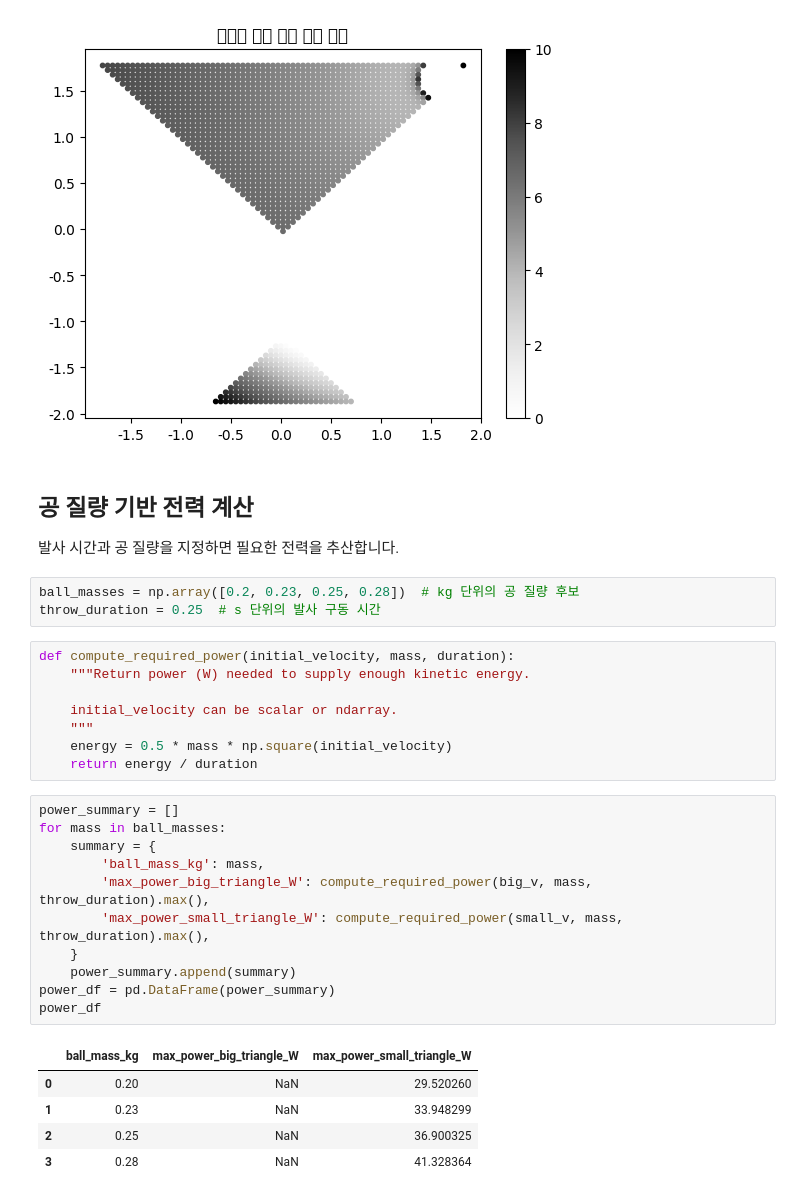
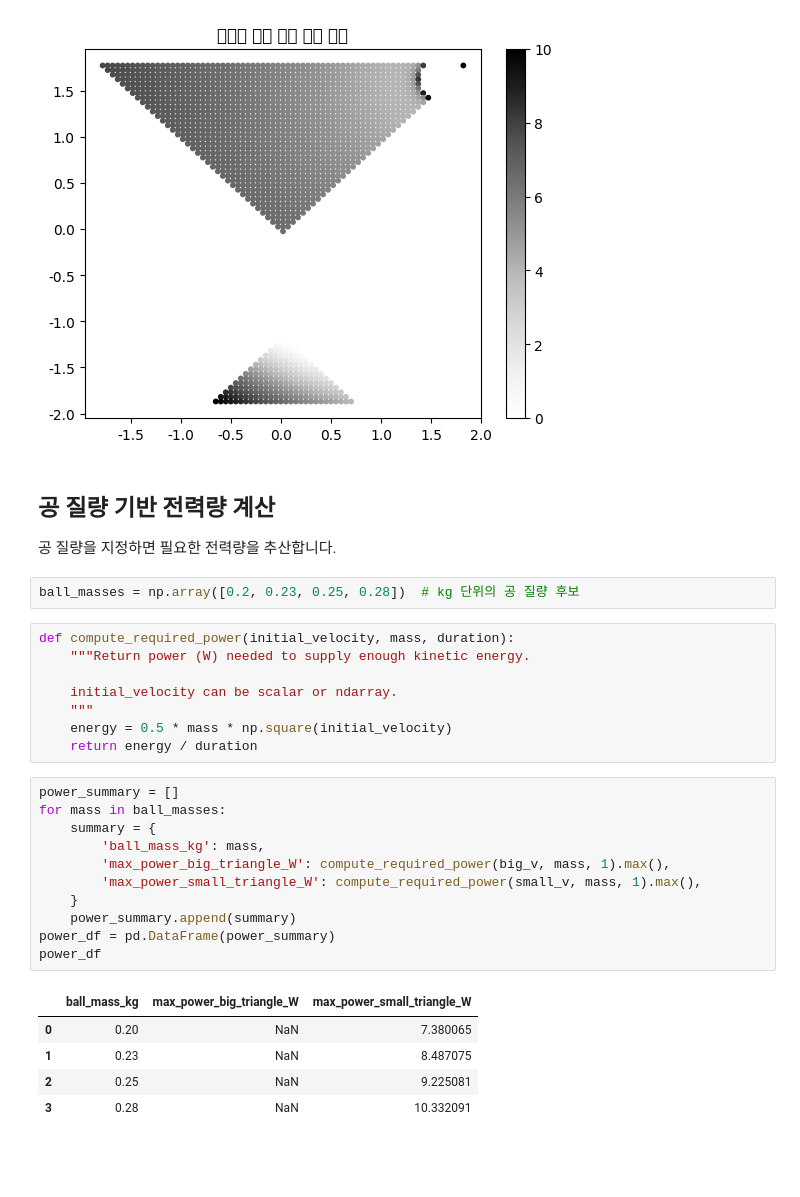
Before and after one commit to suhochunsa/AR5-2, a Jupyter notebook: Throwing_Power_Calculation.ipynb, the cells around one changed output. Cells and saved outputs as stored; diff of their text form; blank space fills up the shorter version.

```diff
--- a/Throwing_Power_Calculation.ipynb
+++ b/Throwing_Power_Calculation.ipynb
@@ -99,11 +133,10 @@ findfont: Font family 'NanumGothic' not found.
 findfont: Font family 'NanumGothic' not found.
 [figure]
 # %% [markdown]
-## 공 질량 기반 전력 계산
-발사 시간과 공 질량을 지정하면 필요한 전력을 추산합니다.
+## 공 질량 기반 전력량 계산
+공 질량을 지정하면 필요한 전력량을 추산합니다.
 # %%
 ball_masses = np.array([0.2, 0.23, 0.25, 0.28])  # kg 단위의 공 질량 후보
-throw_duration = 0.25  # s 단위의 발사 구동 시간
 # %%
 def compute_required_power(initial_velocity, mass, duration):
     """Return power (W) needed to supply enough kinetic energy.
@@ -115,19 +148,19 @@ def compute_required_power(initial_velocity, mass, duration):
 # %%
 power_summary = []
 for mass in ball_masses:
     summary = {
         'ball_mass_kg': mass,
-        'max_power_big_triangle_W': compute_required_power(big_v, mass, throw_duration).max(),
-        'max_power_small_triangle_W': compute_required_power(small_v, mass, throw_duration).max(),
+        'max_power_big_triangle_W': compute_required_power(big_v, mass, 1).max(),
+        'max_power_small_triangle_W': compute_required_power(small_v, mass, 1).max(),
     }
     power_summary.append(summary)
 power_df = pd.DataFrame(power_summary)
 power_df
 # %% [output]
 |  | ball_mass_kg | max_power_big_triangle_W | max_power_small_triangle_W |
-| 0 | 0.20 | NaN | 29.520260 |
-| 1 | 0.23 | NaN | 33.948299 |
-| 2 | 0.25 | NaN | 36.900325 |
-| 3 | 0.28 | NaN | 41.328364 |
+| 0 | 0.20 | NaN | 7.380065 |
+| 1 | 0.23 | NaN | 8.487075 |
+| 2 | 0.25 | NaN | 9.225081 |
+| 3 | 0.28 | NaN | 10.332091 |
 # %%
 ball_mass_for_plot = ball_masses[0]
```
Also changed, not shown: parts of 3 cells of this notebook.
